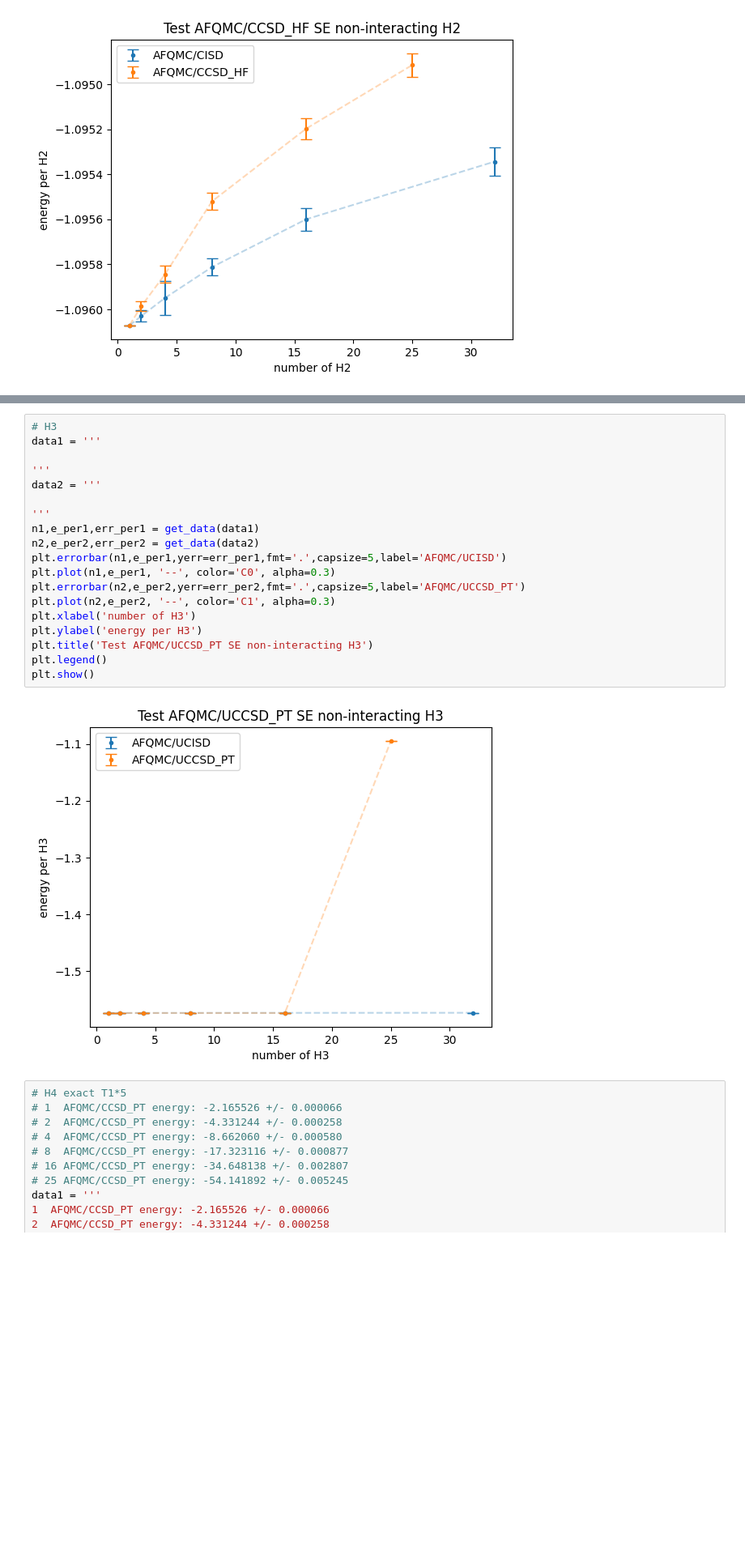
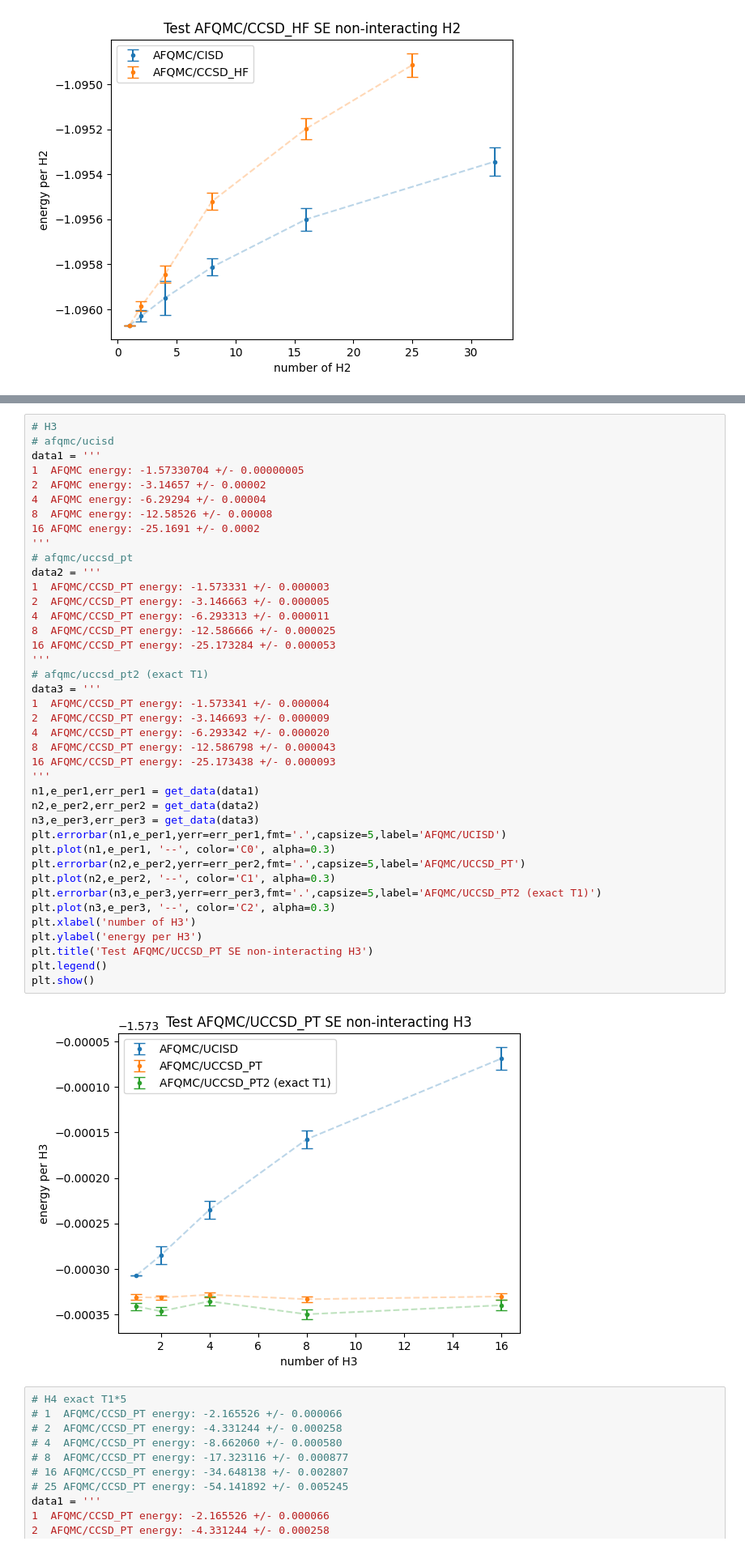
Before and after one commit to zh-yichi/cs_afqmc, a Jupyter notebook: ad_afqmc/ccsd_pt/ccsd_pt_data.ipynb, the cells around one changed output, grey strips where cells are left out. Shown at 81% size. Cells and saved outputs as stored; diff of their text form; blank space fills up the shorter version.

Commit message:
uccsd_pt2

```diff
--- a/ad_afqmc/ccsd_pt/ccsd_pt_data.ipynb
+++ b/ad_afqmc/ccsd_pt/ccsd_pt_data.ipynb
@@ -251,24 +90,45 @@ plt.show()
 # %%
 # H3
+# afqmc/ucisd
 data1 = '''
-
+1  AFQMC energy: -1.57330704 +/- 0.00000005
+2  AFQMC energy: -3.14657 +/- 0.00002
+4  AFQMC energy: -6.29294 +/- 0.00004
+8  AFQMC energy: -12.58526 +/- 0.00008
+16 AFQMC energy: -25.1691 +/- 0.0002
 '''
+# afqmc/uccsd_pt
 data2 = '''
-
+1  AFQMC/CCSD_PT energy: -1.573331 +/- 0.000003
+2  AFQMC/CCSD_PT energy: -3.146663 +/- 0.000005
+4  AFQMC/CCSD_PT energy: -6.293313 +/- 0.000011
+8  AFQMC/CCSD_PT energy: -12.586666 +/- 0.000025
+16 AFQMC/CCSD_PT energy: -25.173284 +/- 0.000053
+'''
+# afqmc/uccsd_pt2 (exact T1)
+data3 = '''
+1  AFQMC/CCSD_PT energy: -1.573341 +/- 0.000004
+2  AFQMC/CCSD_PT energy: -3.146693 +/- 0.000009
+4  AFQMC/CCSD_PT energy: -6.293342 +/- 0.000020
+8  AFQMC/CCSD_PT energy: -12.586798 +/- 0.000043
+16 AFQMC/CCSD_PT energy: -25.173438 +/- 0.000093
 '''
 n1,e_per1,err_per1 = get_data(data1)
 n2,e_per2,err_per2 = get_data(data2)
+n3,e_per3,err_per3 = get_data(data3)
 plt.errorbar(n1,e_per1,yerr=err_per1,fmt='.',capsize=5,label='AFQMC/UCISD')
 plt.plot(n1,e_per1, '--', color='C0', alpha=0.3)
 plt.errorbar(n2,e_per2,yerr=err_per2,fmt='.',capsize=5,label='AFQMC/UCCSD_PT')
 plt.plot(n2,e_per2, '--', color='C1', alpha=0.3)
+plt.errorbar(n3,e_per3,yerr=err_per3,fmt='.',capsize=5,label='AFQMC/UCCSD_PT2 (exact T1)')
+plt.plot(n3,e_per3, '--', color='C2', alpha=0.3)
 plt.xlabel('number of H3')
 plt.ylabel('energy per H3')
 plt.title('Test AFQMC/UCCSD_PT SE non-interacting H3')
 plt.legend()
 plt.show()
 # %% [output]
-[figure, old version]
+[figure, new version]
 # %%
 # H4 exact T1*5
 # 1  AFQMC/CCSD_PT energy: -2.165526 +/- 0.000066
```
Also changed, not shown: parts of 3 cells of this notebook, 13 other files.
